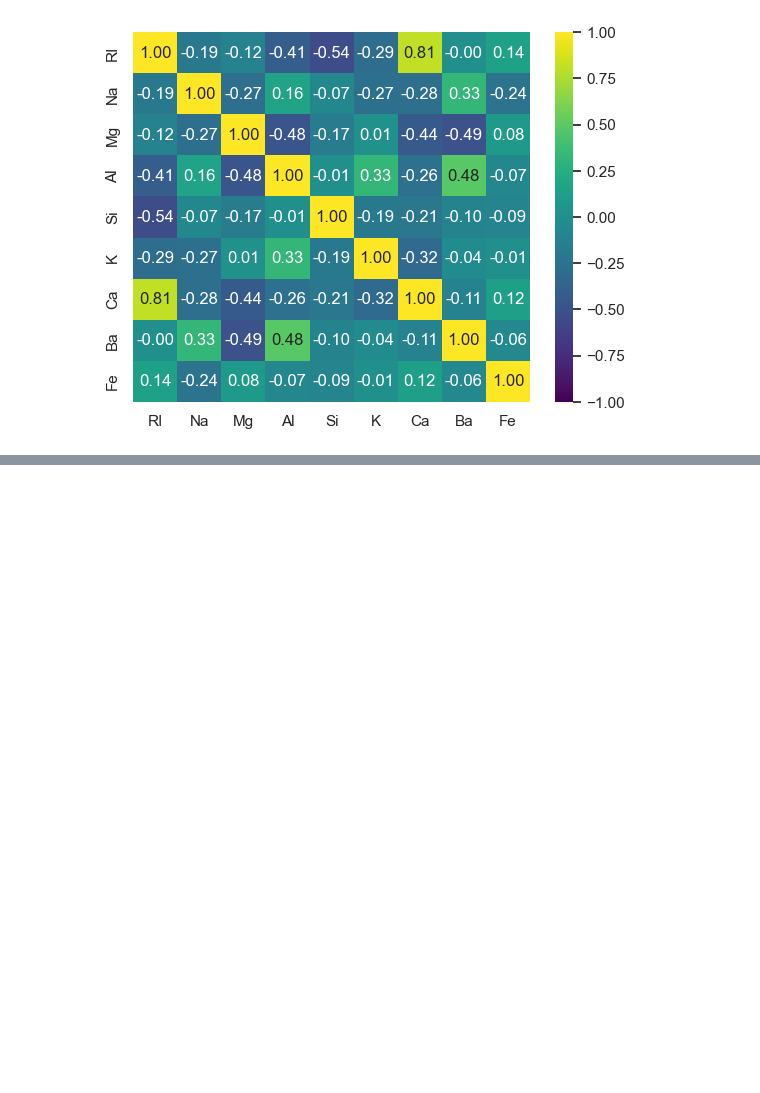
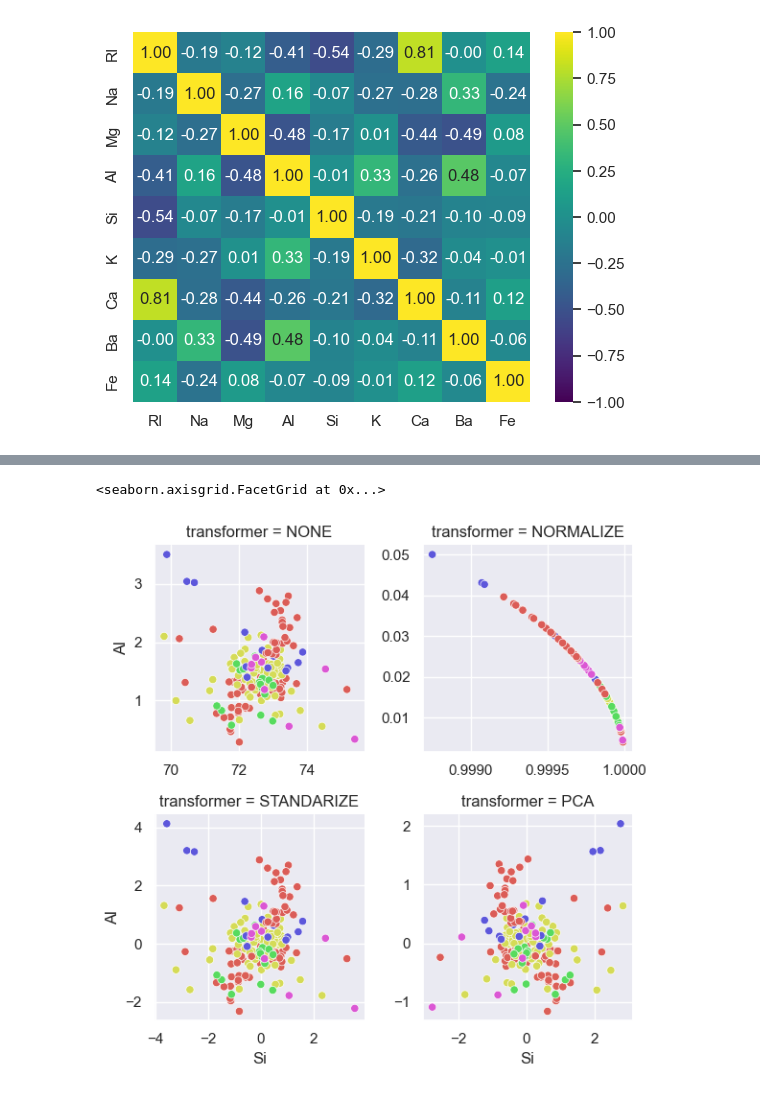
Before and after one commit to jakubzehner/ArtificialIntelligenceWUST, a Jupyter notebook: Project4/glassML.ipynb, the cells around one changed output, grey strips where cells are left out. Saved outputs shown, nothing was run; the diff lists cells and outputs as text; code cells hidden in the pictures; blank space fills up the shorter version.

```diff
--- a/Project4/glassML.ipynb
+++ b/Project4/glassML.ipynb
@@ -182,0 +185,8 @@ sns.heatmap(dataset[data_cols].corr(), annot=True, fmt=".2f", vmin=-1.0, vmax=1.
+# %%
+fixed_rng = np.random.RandomState(0)
+Y = dataset[class_col]
+X_full = dataset[data_cols]
+X_missing = X_full.mask(fixed_rng.random(X_full.shape) < 0.05)
+
+X_full_train, X_full_test, Y_full_train, Y_full_test = train_test_split(X_full, Y, test_size=0.3, stratify=Y, random_state=fixed_rng)
+X_missing_train, X_missing_test, Y_missing_train, Y_missing_test = train_test_split(X_missing, Y, test_size=0.3, stratify=Y, random_state=fixed_rng)
@@ -182,0 +215,35 @@ sns.heatmap(dataset[data_cols].corr(), annot=True, fmt=".2f", vmin=-1.0, vmax=1.
+# %%
+imputers = {
+    "KNN-1" : KNNImputer(n_neighbors=1),
+    "KNN-2" : KNNImputer(n_neighbors=2),
+    "MEAN" : SimpleImputer(strategy="mean"),
+    "MEDIAN" : SimpleImputer(strategy="median"),
+    "MOST-FQ" : SimpleImputer(strategy="most_frequent")
+}
+
+transformers = {
+    "NONE" : "passthrough",
+    "NORMALIZE" : Normalizer(),
+    "STANDARIZE" : StandardScaler(),
+    "DISCRETIZE-2" : KBinsDiscretizer(n_bins=2, strategy="quantile", encode="onehot-dense"),
+    "DISCRETIZE-3" : KBinsDiscretizer(n_bins=3, strategy="quantile", encode="onehot-dense"),
+    "DISCRETIZE-5" : KBinsDiscretizer(n_bins=5, strategy="quantile", encode="onehot-dense"),
+    "SELECTION-2" : SelectKBest(k=2),
+    "SELECTION-3" : SelectKBest(k=3),
+    "SELECTION-5" : SelectKBest(k=5),
+    "PCA" : PCA(random_state=fixed_rng)
+}
+# %%
+sns.FacetGrid(
+    pd.concat(
+        pd.DataFrame(
+            make_pipeline(transformers[n])
+                .fit_transform(dataset[["Si", "Al"]].to_numpy(), dataset[class_col]),
+            columns=["Si", "Al"]
+        ).assign(**{"transformer": n, "class": dataset[class_col]})
+        for n in ["NONE", "NORMALIZE", "STANDARIZE", "PCA"]
+    ), col="transformer", col_wrap=2, sharex=False, sharey=False
+).map_dataframe(sns.scatterplot, x="Si", y="Al", hue="class", palette="hls")
+# %% [output]
+<seaborn.axisgrid.FacetGrid at 0x...>
+[figure, added]
```
Also changed, not shown: parts of 3 cells of this notebook.
